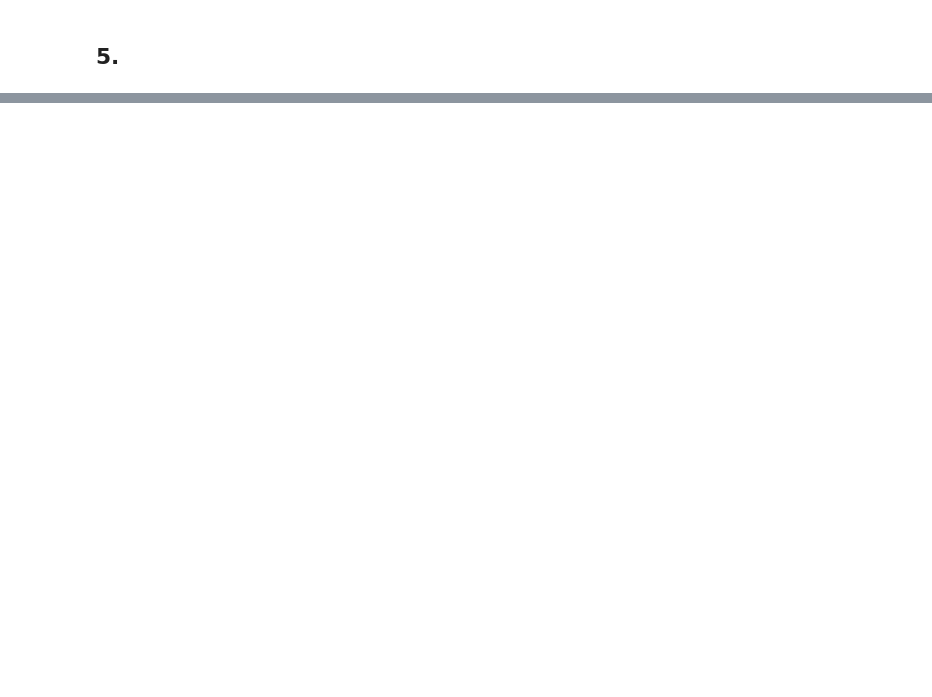
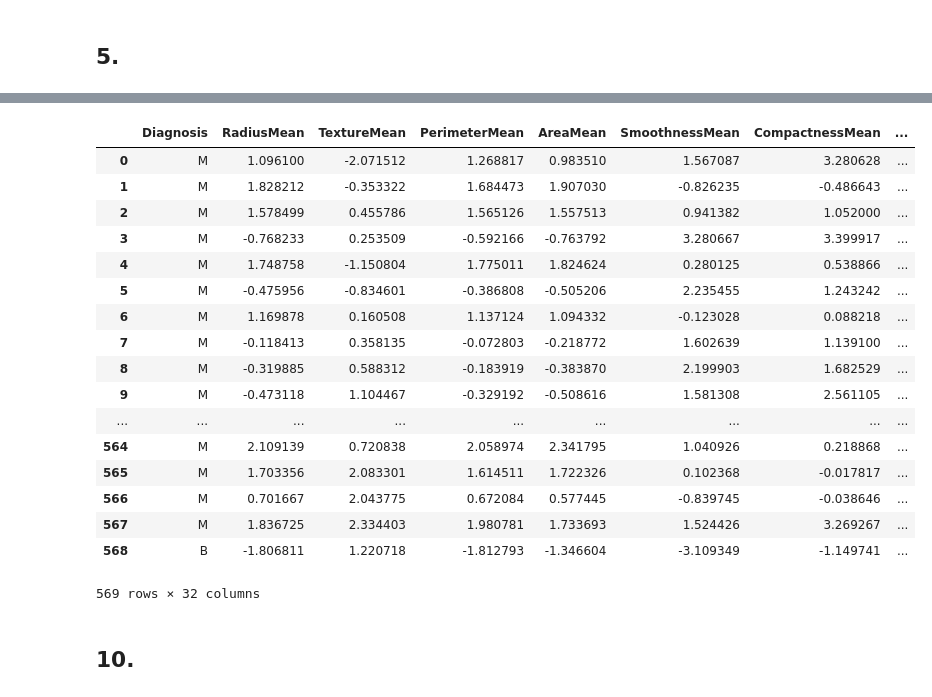
Before and after one commit to hernansalinas/Curso_aprendizaje_estadistico, a Jupyter notebook: Tareas/Restrepo-9709/Laboratorio_1.ipynb, the cells around one changed output, grey strips where cells are left out. Saved outputs shown, nothing was run; the diff lists cells and outputs as text; code cells hidden in the pictures; blank space fills up the shorter version.

```diff
--- a/Tareas/Restrepo-9709/Laboratorio_1.ipynb
+++ b/Tareas/Restrepo-9709/Laboratorio_1.ipynb
@@ -127,0 +246,3 @@ df.describe()
+# %%
+dfdesc = df.describe()
+dfdesc
@@ -127,0 +260,3 @@ df.describe()
+# %%
+mean = dfdesc.loc['mean', :]
+mean
@@ -127,0 +281,3 @@ df.describe()
+# %%
+std = dfdesc.loc['std', :]
+std
@@ -127,0 +302,25 @@ df.describe()
+# %%
+for i in df.columns[1:]:
+    df[i] =  (df[i] - mean[i])/std[i]
+df
+# %% [output]
+|  | Diagnosis | RadiusMean | TextureMean | PerimeterMean | AreaMean | SmoothnessMean | CompactnessMean | ... |
+| 0 | M | 1.096100 | -2.071512 | 1.268817 | 0.983510 | 1.567087 | 3.280628 | ... |
+| 1 | M | 1.828212 | -0.353322 | 1.684473 | 1.907030 | -0.826235 | -0.486643 | ... |
+| 2 | M | 1.578499 | 0.455786 | 1.565126 | 1.557513 | 0.941382 | 1.052000 | ... |
+| 3 | M | -0.768233 | 0.253509 | -0.592166 | -0.763792 | 3.280667 | 3.399917 | ... |
+| 4 | M | 1.748758 | -1.150804 | 1.775011 | 1.824624 | 0.280125 | 0.538866 | ... |
+| 5 | M | -0.475956 | -0.834601 | -0.386808 | -0.505206 | 2.235455 | 1.243242 | ... |
+| 6 | M | 1.169878 | 0.160508 | 1.137124 | 1.094332 | -0.123028 | 0.088218 | ... |
+| 7 | M | -0.118413 | 0.358135 | -0.072803 | -0.218772 | 1.602639 | 1.139100 | ... |
+| 8 | M | -0.319885 | 0.588312 | -0.183919 | -0.383870 | 2.199903 | 1.682529 | ... |
+| 9 | M | -0.473118 | 1.104467 | -0.329192 | -0.508616 | 1.581308 | 2.561105 | ... |
+| ... | ... | ... | ... | ... | ... | ... | ... | ... |
+| 564 | M | 2.109139 | 0.720838 | 2.058974 | 2.341795 | 1.040926 | 0.218868 | ... |
+| 565 | M | 1.703356 | 2.083301 | 1.614511 | 1.722326 | 0.102368 | -0.017817 | ... |
+| 566 | M | 0.701667 | 2.043775 | 0.672084 | 0.577445 | -0.839745 | -0.038646 | ... |
+| 567 | M | 1.836725 | 2.334403 | 1.980781 | 1.733693 | 1.524426 | 3.269267 | ... |
+| 568 | B | -1.806811 | 1.220718 | -1.812793 | -1.346604 | -3.109349 | -1.149741 | ... |
+569 rows × 32 columns
+# %% [markdown]
+## 10.
```
Also changed, not shown: parts of 22 cells of this notebook.
